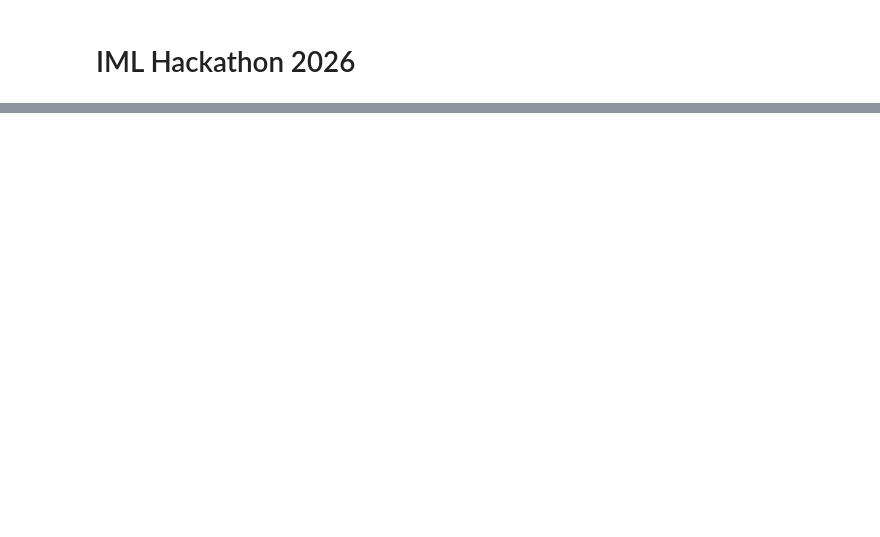
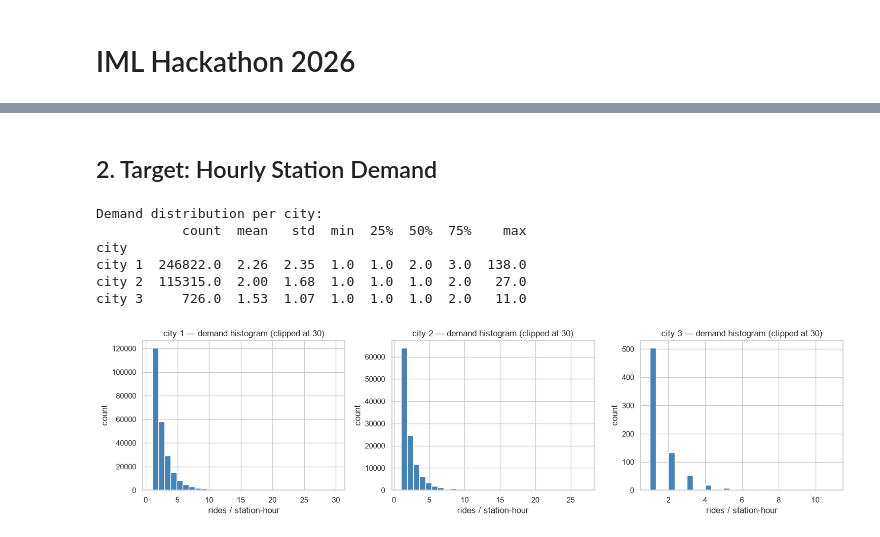
Before and after one commit to GoldenSpringFox/IML-Hackathon, a Jupyter notebook: code/data exploration.ipynb, the cells around one changed output, grey strips where cells are left out. Saved outputs shown, nothing was run; the diff lists cells and outputs as text; code cells hidden in the pictures; blank space fills up the shorter version.

Commit message:
data exploration

```diff
--- a/code/data exploration.ipynb
+++ b/code/data exploration.ipynb
@@ -17,0 +31,9 @@ df.head()
+# %%
+# Basic stats per city
+for city, g in df.groupby("city"):
+    print(f"\n{'='*50}")
+    print(f"City: {city}")
+    print(f"  Rides       : {len(g):,}")
+    print(f"  Stations    : {g['start_station_id'].nunique():,}")
+    print(f"  Date range  : {g['hour_ts'].min()} → {g['hour_ts'].max()}")
+    print(f"  Missing lat/lng: {g['start_lat'].isna().sum():,} / {len(g):,}")
@@ -17,0 +61,15 @@ df.head()
+# %%
+# Missing values per column
+missing = df.isnull().sum()
+missing_pct = (missing / len(df) * 100).round(1)
+miss_df = pd.DataFrame({"missing": missing, "pct": missing_pct})
+miss_df = miss_df[miss_df["missing"] > 0].sort_values("pct", ascending=False)
+
+fig, ax = plt.subplots(figsize=(10, 5))
+miss_df["pct"].plot.bar(ax=ax, color="steelblue")
+ax.set_ylabel("% missing")
+ax.set_title("Missing values by column")
+ax.tick_params(axis="x", rotation=45)
+plt.tight_layout()
+plt.show()
+miss_df
@@ -17,0 +93,29 @@ df.head()
+# %% [markdown]
+## 2. Target: Hourly Station Demand
+# %%
+# Aggregate to station-hour demand (our actual prediction target)
+demand = (
+    df.groupby(["city", "start_station_id", "hour_ts"])
+    .size()
+    .reset_index(name="demand")
+)
+
+print("Demand distribution per city:")
+print(demand.groupby("city")["demand"].describe().round(2))
+
+fig, axes = plt.subplots(1, 3, figsize=(15, 4), sharey=False)
+for ax, (city, g) in zip(axes, demand.groupby("city")):
+    ax.hist(g["demand"].clip(upper=30), bins=30, color="steelblue", edgecolor="white")
+    ax.set_title(f"{city} — demand histogram (clipped at 30)")
+    ax.set_xlabel("rides / station-hour")
+    ax.set_ylabel("count")
+plt.tight_layout()
+plt.show()
+# %% [output]
+Demand distribution per city:
+           count  mean   std  min  25%  50%  75%    max
+city
+city 1  246822.0  2.26  2.35  1.0  1.0  2.0  3.0  138.0
+city 2  115315.0  2.00  1.68  1.0  1.0  1.0  2.0   27.0
+city 3     726.0  1.53  1.07  1.0  1.0  1.0  2.0   11.0
+[figure, added]
```
Also changed, not shown: parts of 22 cells of this notebook, 6 other files.
